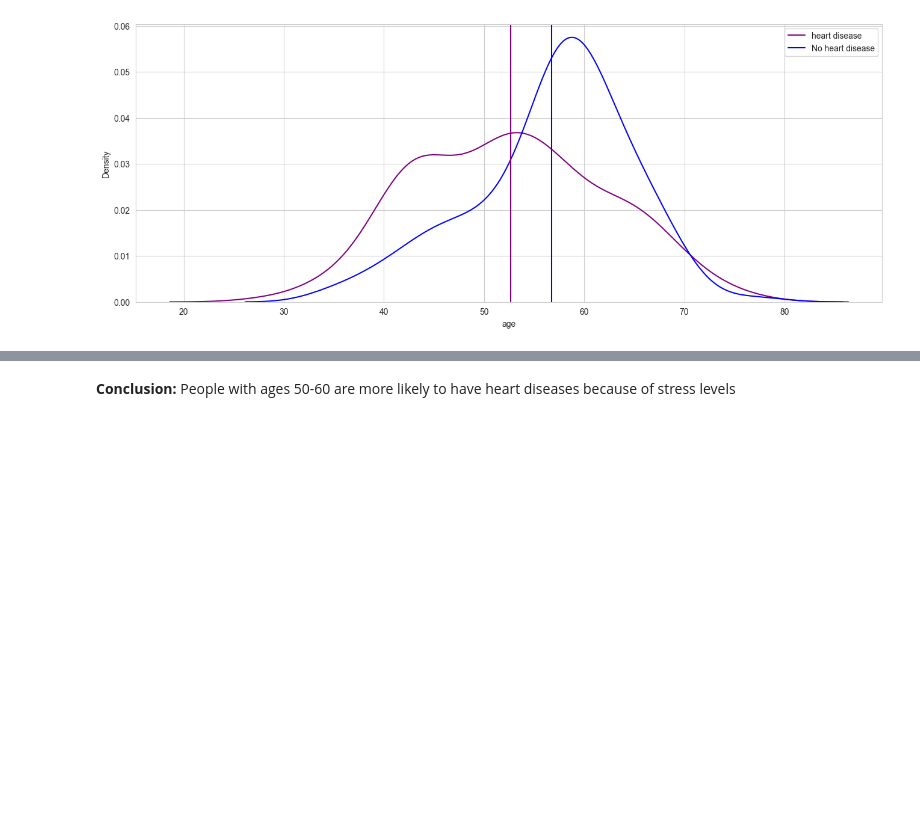
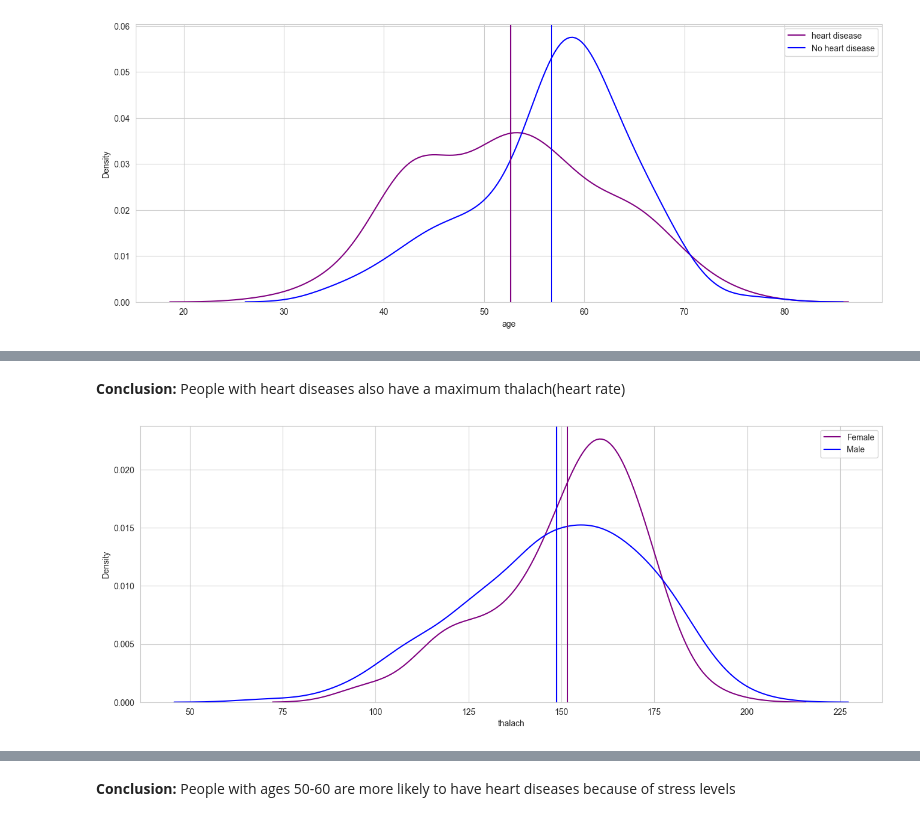
Before and after one commit to Lynne2002/heart_disease-data_visualization, a Jupyter notebook: index.ipynb, the cells around one changed output, grey strips where cells are left out. Saved outputs shown, nothing was run; the diff lists cells and outputs as text; code cells hidden in the pictures; blank space fills up the shorter version.

```diff
--- a/index.ipynb
+++ b/index.ipynb
@@ -565,0 +590,19 @@ fig_ax = sns.histplot(data = data_df, x ='age', hue = 'sex')
+# %% [markdown]
+**Conclusion:** People with heart diseases also have a maximum thalach(heart rate)
+# %%
+# Showing average
+
+fig, ax = plt.subplots(1, 1, figsize = (16, 6))
+
+
+sns.kdeplot(data_df[data_df['sex']==0]['thalach'], color = 'purple', ax =ax, label = 'Female')
+sns.kdeplot(data_df[data_df['sex']==1]['thalach'], color = 'blue', ax = ax, label = 'Male')
+
+# Avg line
+plt.axvline(data_df[data_df['sex']==0]['thalach'].mean(), color = 'purple')
+plt.axvline(data_df[data_df['sex']==1]['thalach'].mean(), color ='blue')
+
+plt.legend()
+plt.show()
+# %% [output]
+[figure, added]
```
Also changed, not shown: parts of 29 cells of this notebook.
